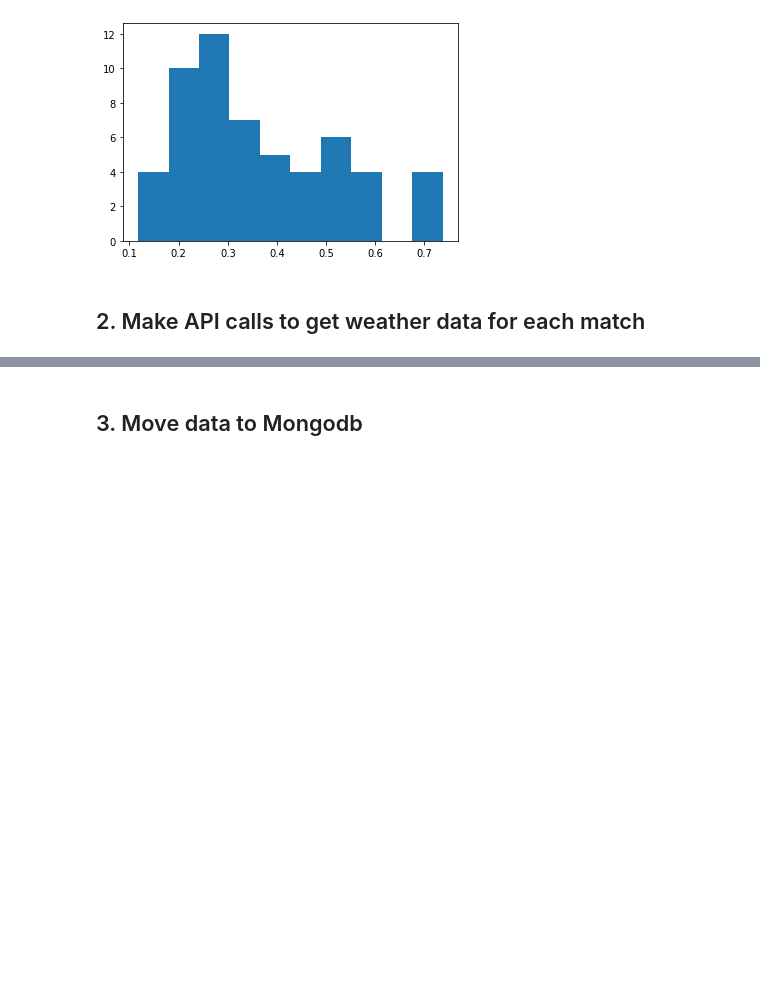
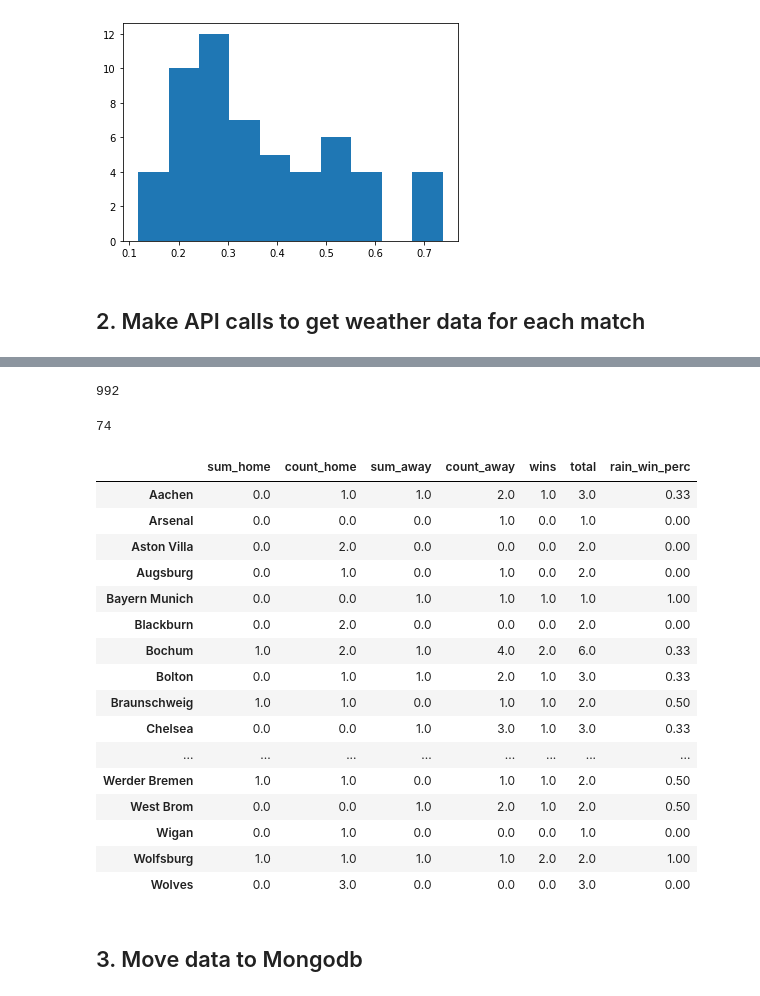
Before and after one commit to tinacliu/london-ds-100719-M2-project-template, a Jupyter notebook: index.ipynb, the cells around one changed output, grey strips where cells are left out. Drawn from its saved outputs; the diff is of its cells as text; code cells hidden in the pictures; blank space fills up the shorter version.

Commit message:
got rain win percentage data

```diff
--- a/index.ipynb
+++ b/index.ipynb
@@ -267,3 +255,44 @@ weather['daily']['data'][0]
+# %%
+# 992 matches of which only 74 matches were played on a raining day
+display(matches_df.shape[0])
+rain_matches.shape[0]
+# %% [output]
+992
+74
+# %%
+rain_matches['home_wins'] = rain_matches['FTR'].map(lambda x: 1 if x == 'H' else 0)
+rain_matches['away_wins'] = rain_matches['FTR'].map(lambda x: 1 if x == 'A' else 0)
+# %%
+rain_home = rain_matches.groupby(by='HomeTeam')['home_wins'].agg(['sum','count'])
+rain_away = rain_matches.groupby(by='AwayTeam')['away_wins'].agg(['sum','count'])
+rain_tot = rain_home.join(rain_away, lsuffix='_home', rsuffix='_away', how='outer')
+# %%
+import numpy as np
+rain_tot = rain_tot.applymap(lambda x: 0 if np.isnan(x) else x)
+# %%
+rain_tot['wins'] = rain_tot['sum_home']+rain_tot['sum_away']
+rain_tot['total'] = rain_tot['count_home']+rain_tot['count_away']
+rain_tot['rain_win_perc'] = round(rain_tot.wins / rain_tot.total,2)
+# %%
+rain_tot
+# %% [output]
+|  | sum_home | count_home | sum_away | count_away | wins | total | rain_win_perc |
+| Aachen | 0.0 | 1.0 | 1.0 | 2.0 | 1.0 | 3.0 | 0.33 |
+| Arsenal | 0.0 | 0.0 | 0.0 | 1.0 | 0.0 | 1.0 | 0.00 |
+| Aston Villa | 0.0 | 2.0 | 0.0 | 0.0 | 0.0 | 2.0 | 0.00 |
+| Augsburg | 0.0 | 1.0 | 0.0 | 1.0 | 0.0 | 2.0 | 0.00 |
+| Bayern Munich | 0.0 | 0.0 | 1.0 | 1.0 | 1.0 | 1.0 | 1.00 |
+| Blackburn | 0.0 | 2.0 | 0.0 | 0.0 | 0.0 | 2.0 | 0.00 |
+| Bochum | 1.0 | 2.0 | 1.0 | 4.0 | 2.0 | 6.0 | 0.33 |
+| Bolton | 0.0 | 1.0 | 1.0 | 2.0 | 1.0 | 3.0 | 0.33 |
+| Braunschweig | 1.0 | 1.0 | 0.0 | 1.0 | 1.0 | 2.0 | 0.50 |
+| Chelsea | 0.0 | 0.0 | 1.0 | 3.0 | 1.0 | 3.0 | 0.33 |
+| ... | ... | ... | ... | ... | ... | ... | ... |
+| Werder Bremen | 1.0 | 1.0 | 0.0 | 1.0 | 1.0 | 2.0 | 0.50 |
+| West Brom | 0.0 | 0.0 | 1.0 | 2.0 | 1.0 | 2.0 | 0.50 |
+| Wigan | 0.0 | 1.0 | 0.0 | 0.0 | 0.0 | 1.0 | 0.00 |
+| Wolfsburg | 1.0 | 1.0 | 1.0 | 1.0 | 2.0 | 2.0 | 1.00 |
+| Wolves | 0.0 | 3.0 | 0.0 | 0.0 | 0.0 | 3.0 | 0.00 |
 # %% [markdown]
 ## 3. Move data to Mongodb
 # %%
```
Also changed, not shown: parts of 9 cells of this notebook.
